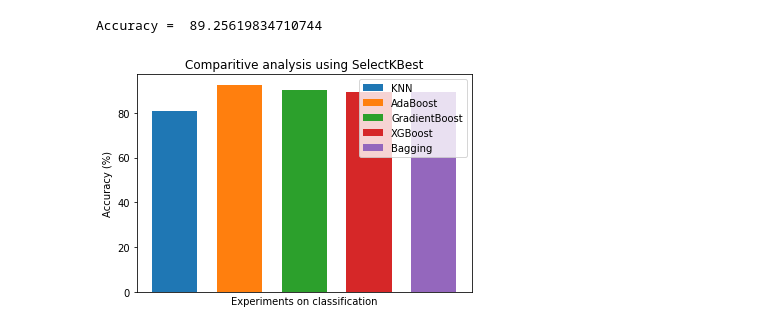
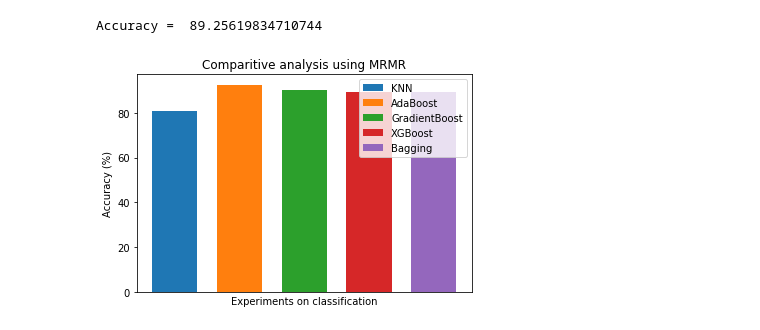
Before and after one commit to Thasneem-vazim/Depression-detection-30-features-available-dataset, a Jupyter notebook: MRMR_featureselection.ipynb, the cells around one changed output. Cells and saved outputs as stored; diff of their text form; code cells hidden in the pictures.

```diff
--- a/MRMR_featureselection.ipynb
+++ b/MRMR_featureselection.ipynb
@@ -611,31 +611,31 @@ Accuracy =  89.25619834710744
 # %%
 # Import Library
 import numpy as np
 import matplotlib.pyplot as plt
 
 # Define Data
-data3 = ['SelectKBest']
+data3 = ['MRMR']
 xvals = [80.99]
 yvals = [92.56]
 zvals = [90.08]
 avals = [89.25]
 bvals = [89.25]
 
 x_axis = np.arange(len(data3))
 
 # Multi bar Chart
 plt.bar(x_axis +0.1, xvals, width=0.07, label = 'KNN')
 plt.bar(x_axis +0.1*2, yvals, width=0.07, label = 'AdaBoost')
 plt.bar(x_axis +0.1*3, zvals, width=0.07, label = 'GradientBoost')
 plt.bar(x_axis +0.1*4, avals, width=0.07, label = 'XGBoost')
 plt.bar(x_axis +0.1*5, bvals, width=0.07, label = 'Bagging')
 
 # Xticks
 plt.xticks(x_axis,data3)
 plt.ylabel("Accuracy (%)")
 plt.xlabel("Experiments on classification")
-plt.title("Comparitive analysis using SelectKBest")
+plt.title("Comparitive analysis using MRMR")
 plt.legend()
 plt.show()
 # %% [output]
-[figure, old version]
+[figure, new version]
```
